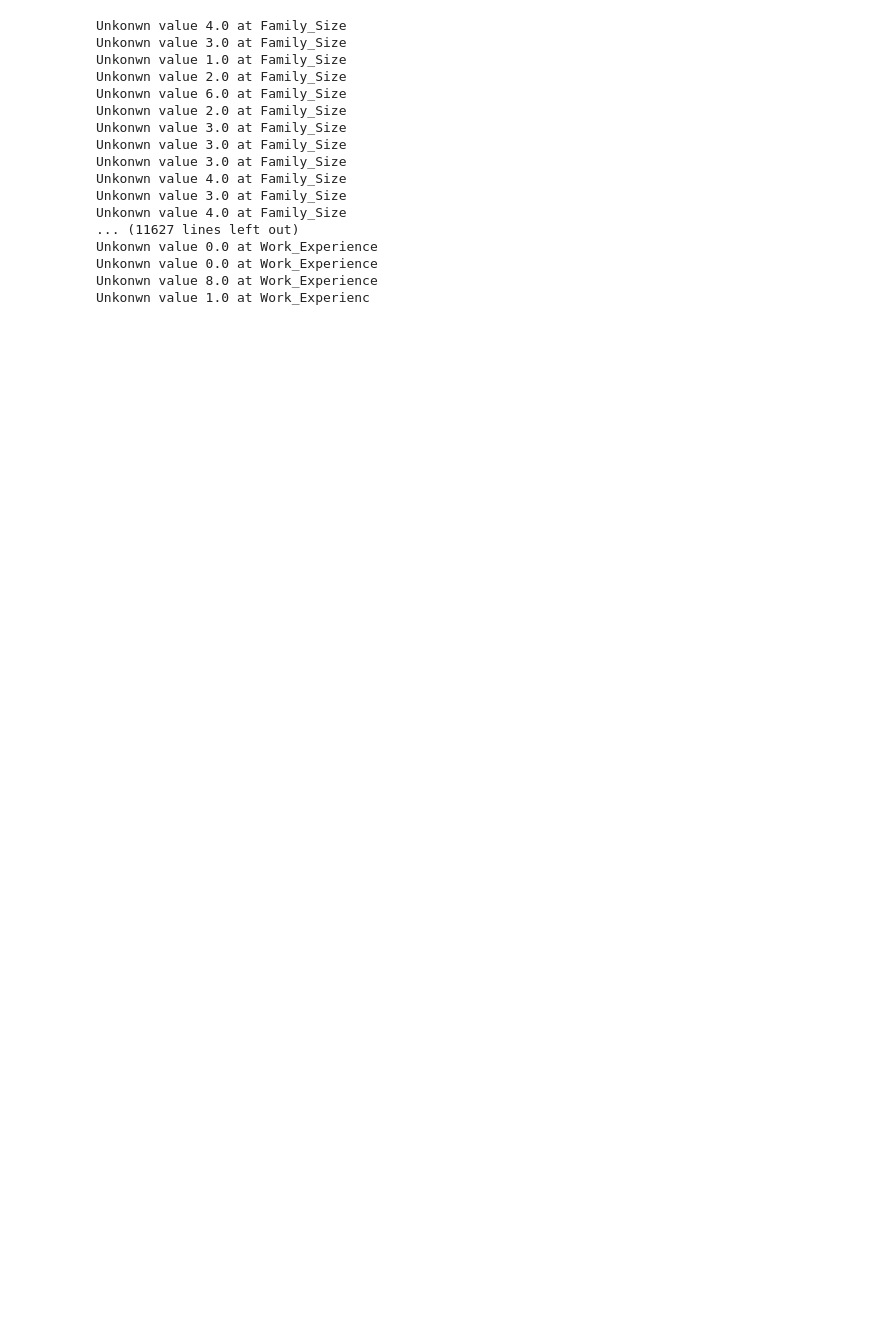
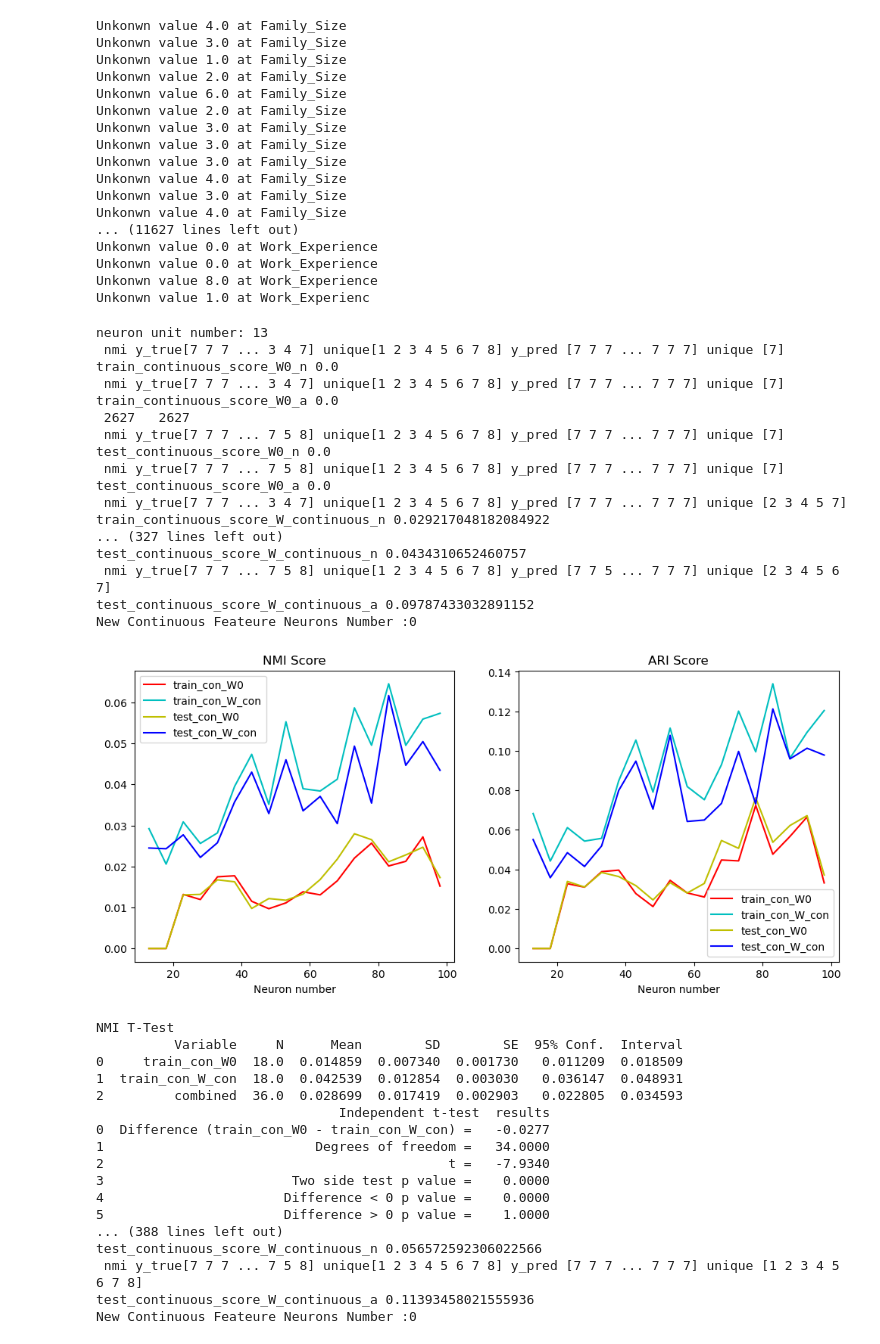
Before and after one commit to foolishfool/JupyterNotebook, a Jupyter notebook: SOM/CDSOM_Customer Segmentation.ipynb, the cells around one changed output. Cells and saved outputs as stored; diff of their text form; code cells hidden in the pictures; blank space fills up the shorter version.

```diff
--- a/SOM/CDSOM_Customer Segmentation.ipynb
+++ b/SOM/CDSOM_Customer Segmentation.ipynb
@@ -73,3 +73,53 @@ Unkonwn value 0.0 at Work_Experience
 Unkonwn value 0.0 at Work_Experience
 Unkonwn value 8.0 at Work_Experience
 Unkonwn value 1.0 at Work_Experienc
+# %%
+import experiment
+unstable_repeat_num= 30
+scope_num = 100
+class_num = 13
+dim_num = 7
+best_num = 48
+interval = 5
+
+
+experiment = experiment.Experiment()
+experiment.UTtest_Discrete_Continuous(dataread,class_num,best_num, scope_num,unstable_repeat_num,0,interval,True,0)
+experiment.UTtest_Discrete_Continuous(dataread,class_num,best_num, scope_num,unstable_repeat_num,0,interval,True,1)
+experiment.UTtest_Discrete_Continuous(dataread,class_num,best_num, scope_num,unstable_repeat_num,0,interval,True,2)
+# %% [output]
+neuron unit number: 13
+ nmi y_true[7 7 7 ... 3 4 7] unique[1 2 3 4 5 6 7 8] y_pred [7 7 7 ... 7 7 7] unique [7]
+train_continuous_score_W0_n 0.0
+ nmi y_true[7 7 7 ... 3 4 7] unique[1 2 3 4 5 6 7 8] y_pred [7 7 7 ... 7 7 7] unique [7]
+train_continuous_score_W0_a 0.0
+ 2627   2627
+ nmi y_true[7 7 7 ... 7 5 8] unique[1 2 3 4 5 6 7 8] y_pred [7 7 7 ... 7 7 7] unique [7]
+test_continuous_score_W0_n 0.0
+ nmi y_true[7 7 7 ... 7 5 8] unique[1 2 3 4 5 6 7 8] y_pred [7 7 7 ... 7 7 7] unique [7]
+test_continuous_score_W0_a 0.0
+ nmi y_true[7 7 7 ... 3 4 7] unique[1 2 3 4 5 6 7 8] y_pred [7 7 7 ... 7 7 7] unique [2 3 4 5 7]
+train_continuous_score_W_continuous_n 0.029217048182084922
+... (327 lines left out)
+test_continuous_score_W_continuous_n 0.0434310652460757
+ nmi y_true[7 7 7 ... 7 5 8] unique[1 2 3 4 5 6 7 8] y_pred [7 7 5 ... 7 7 7] unique [2 3 4 5 6 7]
+test_continuous_score_W_continuous_a 0.09787433032891152
+New Continuous Feateure Neurons Number :0
+[figure, added]
+NMI T-Test
+          Variable     N      Mean        SD        SE  95% Conf.  Interval
+0     train_con_W0  18.0  0.014859  0.007340  0.001730   0.011209  0.018509
+1  train_con_W_con  18.0  0.042539  0.012854  0.003030   0.036147  0.048931
+2         combined  36.0  0.028699  0.017419  0.002903   0.022805  0.034593
+                               Independent t-test  results
+0  Difference (train_con_W0 - train_con_W_con) =   -0.0277
+1                           Degrees of freedom =   34.0000
+2                                            t =   -7.9340
+3                        Two side test p value =    0.0000
+4                       Difference < 0 p value =    0.0000
+5                       Difference > 0 p value =    1.0000
+... (388 lines left out)
+test_continuous_score_W_continuous_n 0.056572592306022566
+ nmi y_true[7 7 7 ... 7 5 8] unique[1 2 3 4 5 6 7 8] y_pred [7 7 7 ... 7 7 7] unique [1 2 3 4 5 6 7 8]
+test_continuous_score_W_continuous_a 0.11393458021555936
+New Continuous Feateure Neurons Number :0
```
Also changed, not shown: parts of 9 cells of this notebook, 10 other files.
